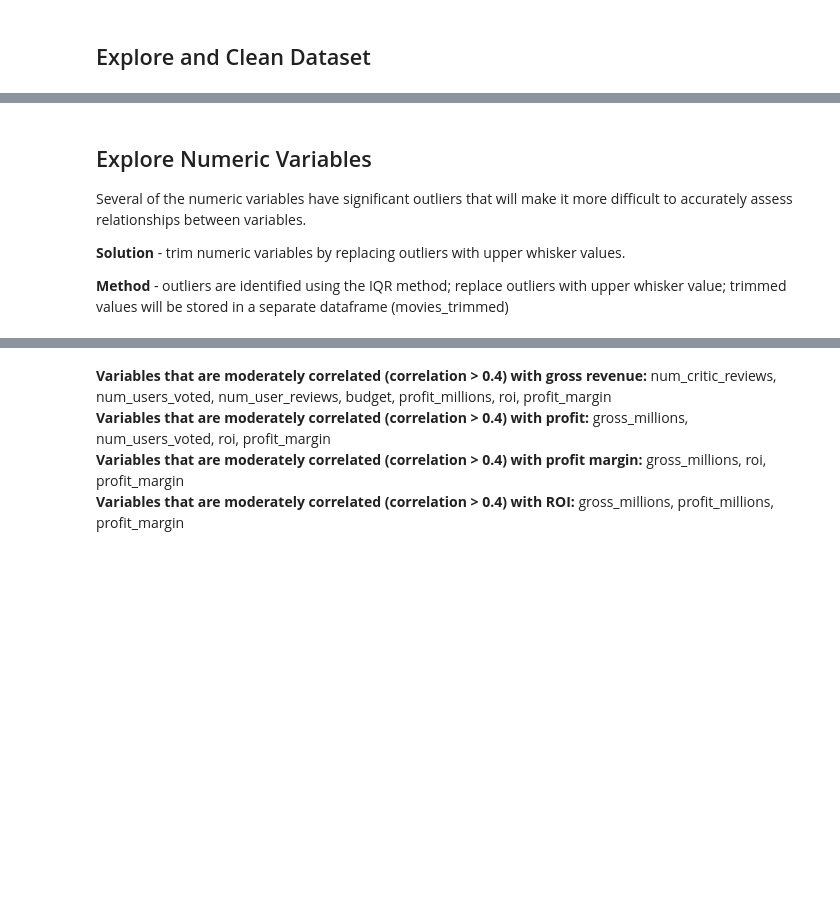
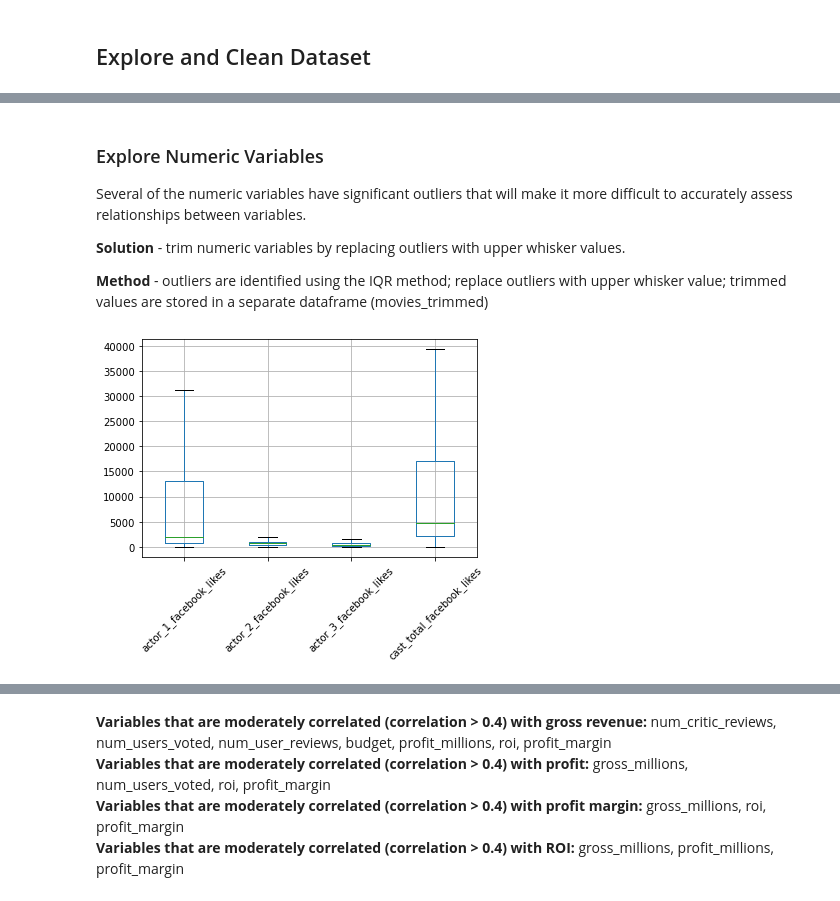
Before and after one commit to kristinkspanos/data_analysis_movie_studio, a Jupyter notebook: assignment_2_movie_data.ipynb, the cells around one changed output, grey strips where cells are left out. Saved outputs shown, nothing was run; the diff lists cells and outputs as text; code cells hidden in the pictures; blank space fills up the shorter version.

```diff
--- a/assignment_2_movie_data.ipynb
+++ b/assignment_2_movie_data.ipynb
@@ -57,13 +55,13 @@ movies = movies[movies['language'] == 'English']
 
 movies.reset_index(drop=True, inplace=True)
 # %% [markdown]
-## Explore Numeric Variables
+### Explore Numeric Variables
 
 Several of the numeric variables have significant outliers that will make it more difficult to accurately assess relationships between variables.
 
 **Solution** - trim numeric variables by replacing outliers with upper whisker values.
 
-**Method** - outliers are identified using the IQR method; replace outliers with upper whisker value; trimmed values will be stored in a separate dataframe (movies_trimmed)
+**Method** - outliers are identified using the IQR method; replace outliers with upper whisker value; trimmed values are stored in a separate dataframe (movies_trimmed)
 # %%
 # define movies trimmed to hold trimmed variables
 movies_trimmed = movies.copy(deep = True)
@@ -82,0 +85,5 @@ for column in movies_numeric:
+# %%
+# boxplot showing facebook likes for actors
+boxplot = movies_trimmed.boxplot(column=['actor_1_facebook_likes','actor_2_facebook_likes','actor_3_facebook_likes','cast_total_facebook_likes'], rot=45)
+# %% [output]
+[figure, added]
```
Also changed, not shown: parts of 49 cells of this notebook, 9 other files.
